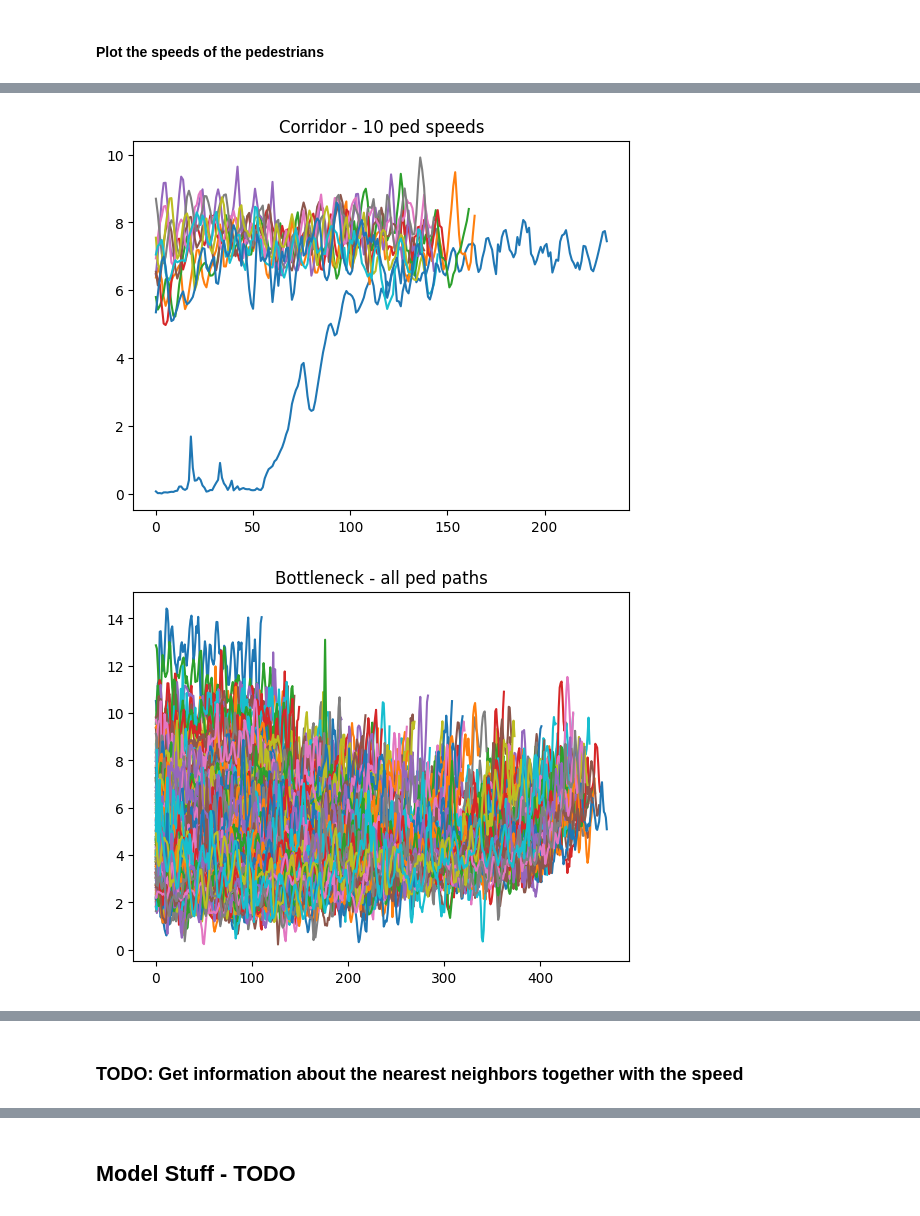
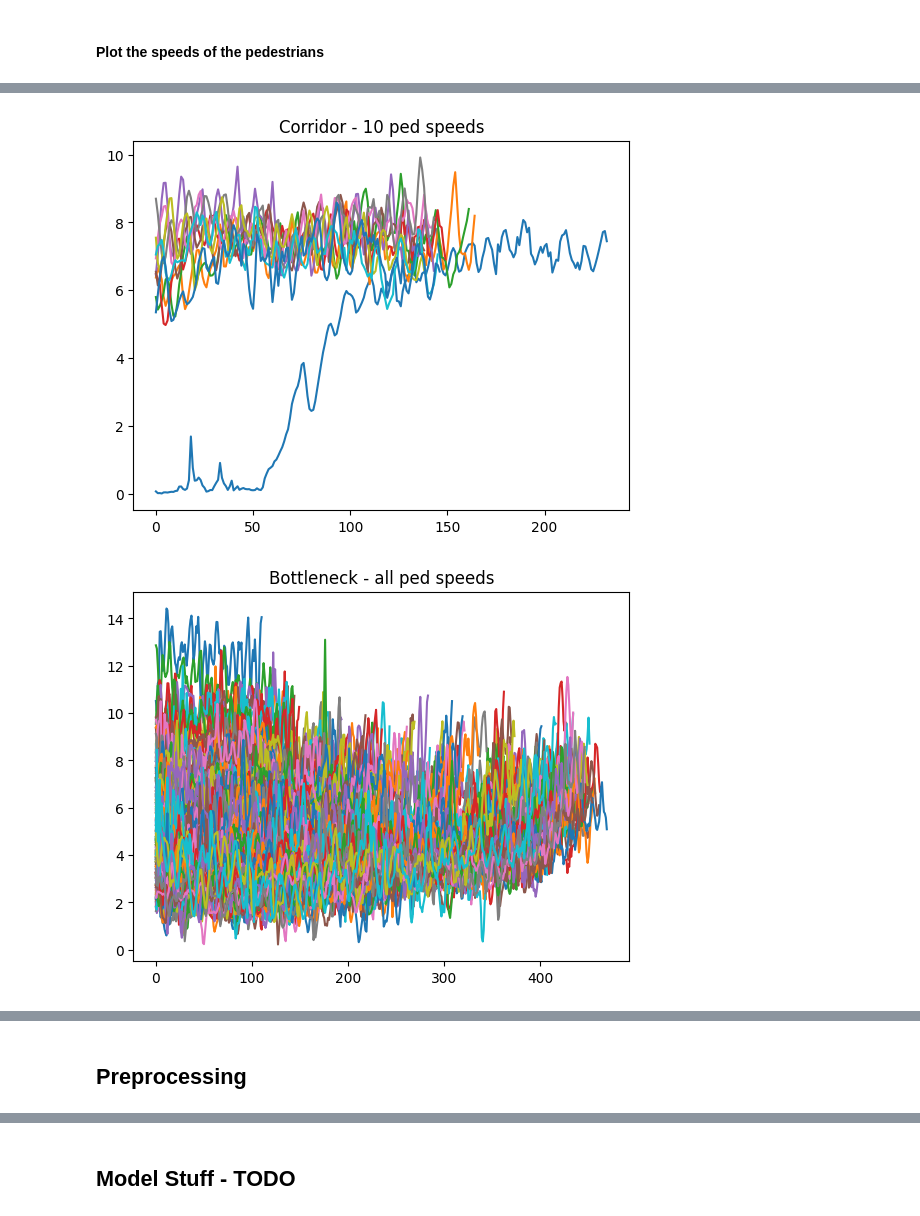
Before and after one commit to parimsuka/crowd-modeling-and-simulation, a Jupyter notebook: exercise6/tordeux-replication.ipynb, the cells around one changed output, grey strips where cells are left out. Cells and saved outputs as stored; diff of their text form; code cells hidden in the pictures.

```diff
--- a/exercise6/tordeux-replication.ipynb
+++ b/exercise6/tordeux-replication.ipynb
@@ -25,8 +25,8 @@ c_015 = np.loadtxt("./Data/Corridor_Data/ug-180-015.txt")
 # %% [markdown]
 ### Convert the data to paths per pedestrian
 # %%
-b_120_paths = get_ped_paths(b_120)
-c_015_paths = get_ped_paths(c_015)
+b_120_paths = prep.get_ped_paths(b_120)
+c_015_paths = prep.get_ped_paths(c_015)
 # %% [markdown]
 #### Plot the paths of the pedestrians
 # %%
@@ -52,26 +52,26 @@ plot_ped_paths(c_015_paths, title="Corridor - all ped paths")
 # %% [markdown]
 ### Calculate the speed of the pedestrian from the paths
 # %%
-b_120_speeds = get_ped_speeds(b_120_paths)
-c_015_speeds = get_ped_speeds(c_015_paths)
+b_120_speeds = prep.get_ped_speeds(b_120_paths)
+c_015_speeds = prep.get_ped_speeds(c_015_paths)
 # %% [markdown]
 #### Plot the speeds of the pedestrians
 # %%
 # Plot the speed of the first pedestrians
-plot_ped_speeds(b_120_speeds[:1], title="Bottleneck - 1 ped speed")
-plot_ped_speeds(c_015_speeds[:1], title="Corridor - 1 ped speed")
+plot.plot_ped_speeds(b_120_speeds[:1], title="Bottleneck - 1 ped speed")
+plot.plot_ped_speeds(c_015_speeds[:1], title="Corridor - 1 ped speed")
 # Note: [0] is not supported currently because a list is expected
 
 # Plot the speeds of the first 10 pedestrians
-plot_ped_speeds(b_120_speeds[:11], title="Bottleneck - 10 ped speeds")
-plot_ped_speeds(c_015_speeds[:11], title="Corridor - 10 ped speeds")
+plot.plot_ped_speeds(b_120_speeds[:11], title="Bottleneck - 10 ped speeds")
+plot.plot_ped_speeds(c_015_speeds[:11], title="Corridor - 10 ped speeds")
 
 # Plot the speeds of all pedestrians
-plot_ped_speeds(b_120_speeds, title="Bottleneck - all ped speeds")
-plot_ped_speeds(c_015_speeds, title="Corridor - all ped speeds")
+plot.plot_ped_speeds(b_120_speeds, title="Bottleneck - all ped speeds")
+plot.plot_ped_speeds(c_015_speeds, title="Corridor - all ped speeds")
 # %% [output]
 [figure]
 [figure]
 [figure]
 [figure]
-[figure, old version]
+[figure, new version]
@@ -79,2 +79,2 @@ plot_ped_speeds(c_015_speeds, title="Corridor - all ped speeds")
-# %% [markdown]
-### TODO: Get information about the nearest neighbors together with the speed
+# %% [markdown]
+## Preprocessing
```
Also changed, not shown: parts of 10 cells of this notebook.
